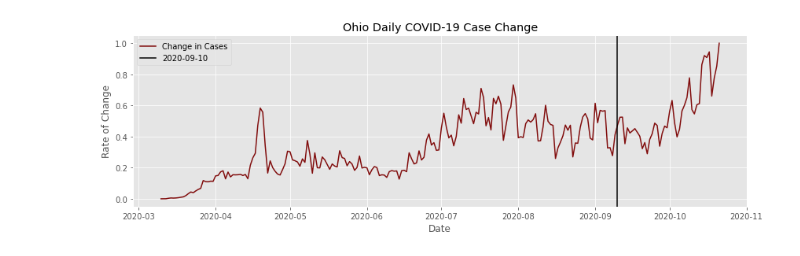
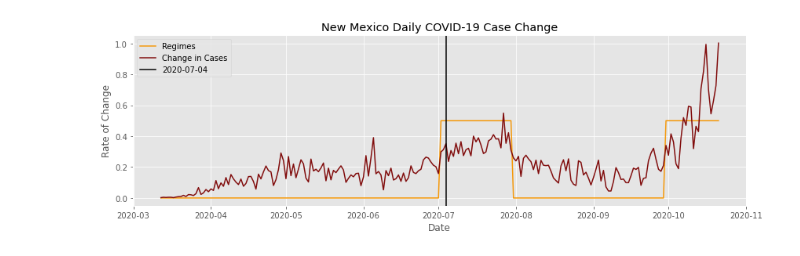
Before and after one commit to vmohan96/Decoding-COVID-19, a Jupyter notebook: alex/hmm_plotting_function.ipynb, the cells around one changed output. Drawn from its saved outputs; the diff is of its cells as text; code cells hidden in the pictures.

```diff
--- a/alex/hmm_plotting_function.ipynb
+++ b/alex/hmm_plotting_function.ipynb
@@ -45,6 +45,6 @@ def plot_hmm(state, metric='cases', dates_of_interest=None, hmm_plot=False, n_co
     plt.legend()
     plt.title(f'{state.title()} Daily COVID-19 Case Change')
 # %%
-plot_hmm('Ohio', metric='cases', dates_of_interest=['2020-09-10'], hmm_plot=False)
+plot_hmm('New Mexico', metric='cases', dates_of_interest=['2020-07-04'], hmm_plot=True, n_components=2)
 # %% [output]
-[figure, old version]
+[figure, new version]
```
Also changed, not shown: 5 other files.
